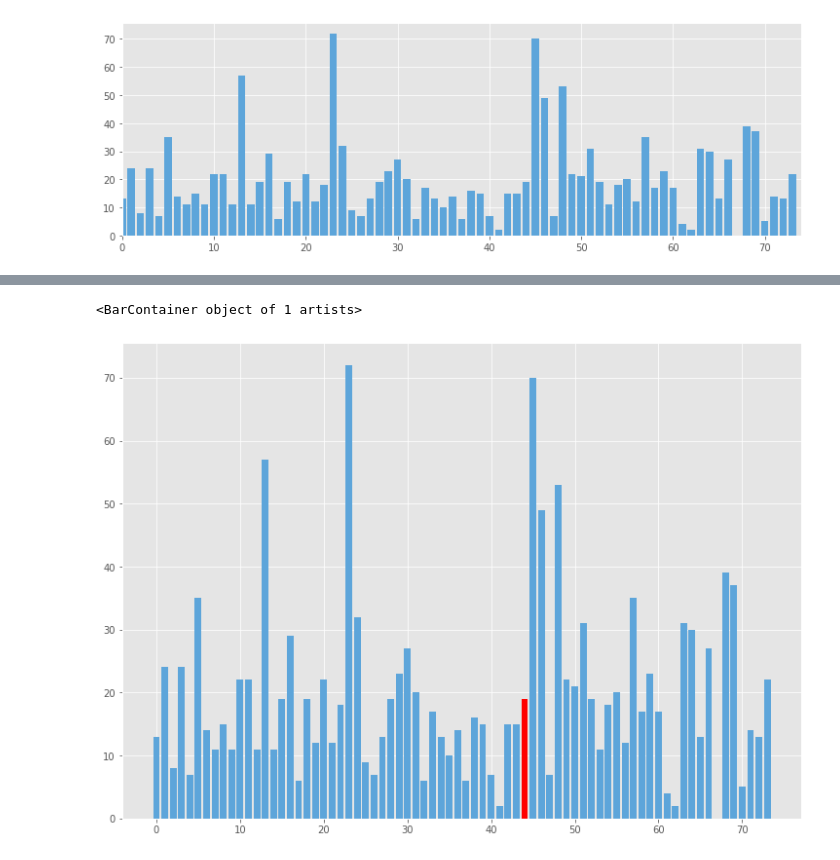
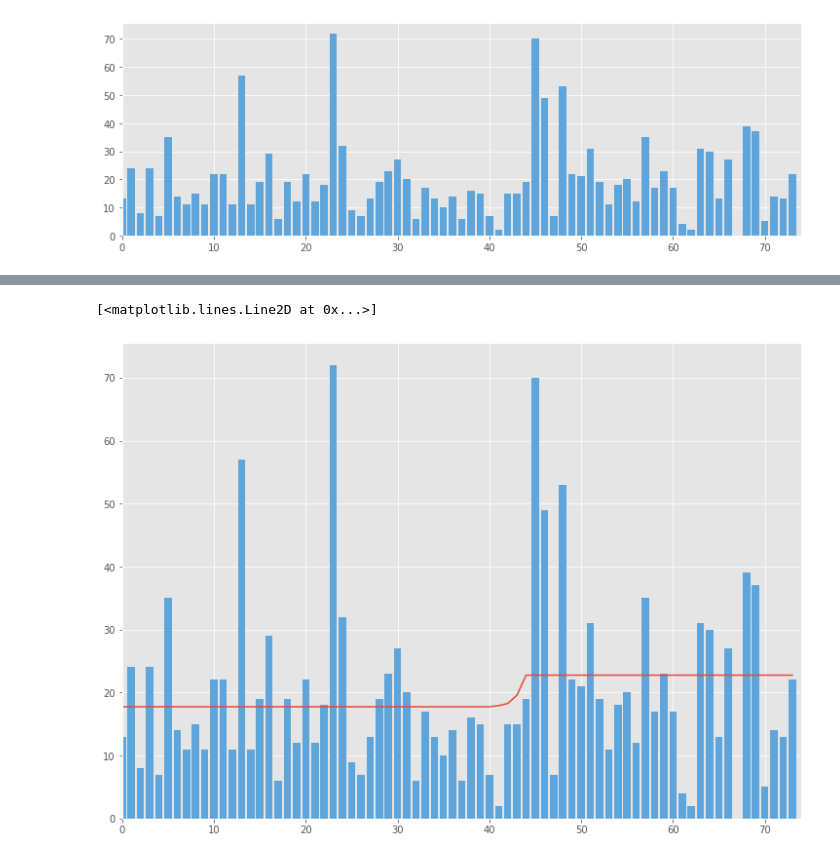
Before and after one commit to suriyadeepan/PracticalBayes, a Jupyter notebook: 2. Switch Point Analysis.ipynb, the cells around one changed output, grey strips where cells are left out. Cells and saved outputs as stored; diff of their text form; code cells hidden in the pictures.

Commit message:
adds plots to (2) workbook

```diff
--- a/2. Switch Point Analysis.ipynb
+++ b/2. Switch Point Analysis.ipynb
@@ -206,0 +283,6 @@ mode = stats.mode(evaluate(tau_samples))[0]
+# %%
+expectation[change_indices[0][-1]:] = lambda_2.mean()
+# %%
+a, b = change_indices[0][0], change_indices[0][-1]
+# %%
+countp = count / count.sum()
@@ -206,0 +293,2 @@ mode = stats.mode(evaluate(tau_samples))[0]
+# %%
+expectation[a:b] = ((1 - countp[a:b])*lambda_1.mean()) + (countp[a:b] * lambda_2.mean())
@@ -207,7 +300,9 @@ mode = stats.mode(evaluate(tau_samples))[0]
 # %%
 plt.figure(figsize=(12.5, 9))
+days = tf.range(n_count_data[0],dtype=tf.int32)
 plt.bar(days.numpy(), count_data, color=color_blue)
-plt.bar(int(mode), count_data[int(mode)], color=colors[0])
+plt.xlim(0, n_count_data[0].numpy())
+plt.plot(days.numpy(), expectation)
 # %% [output]
-<BarContainer object of 1 artists>
+[<matplotlib.lines.Line2D at 0x...>]
-[figure, old version]
+[figure, new version]
```
Also changed, not shown: parts of 27 cells of this notebook.
